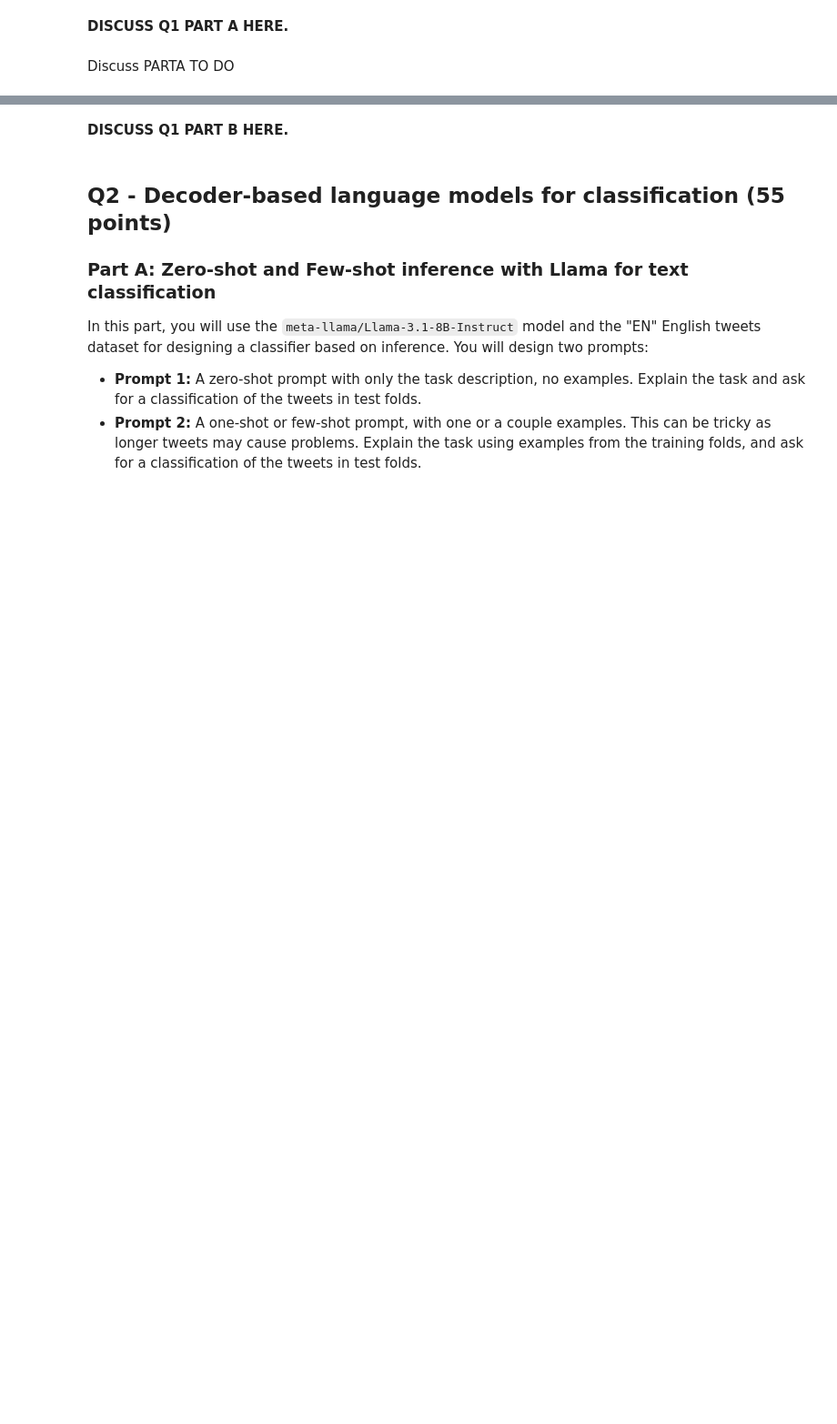
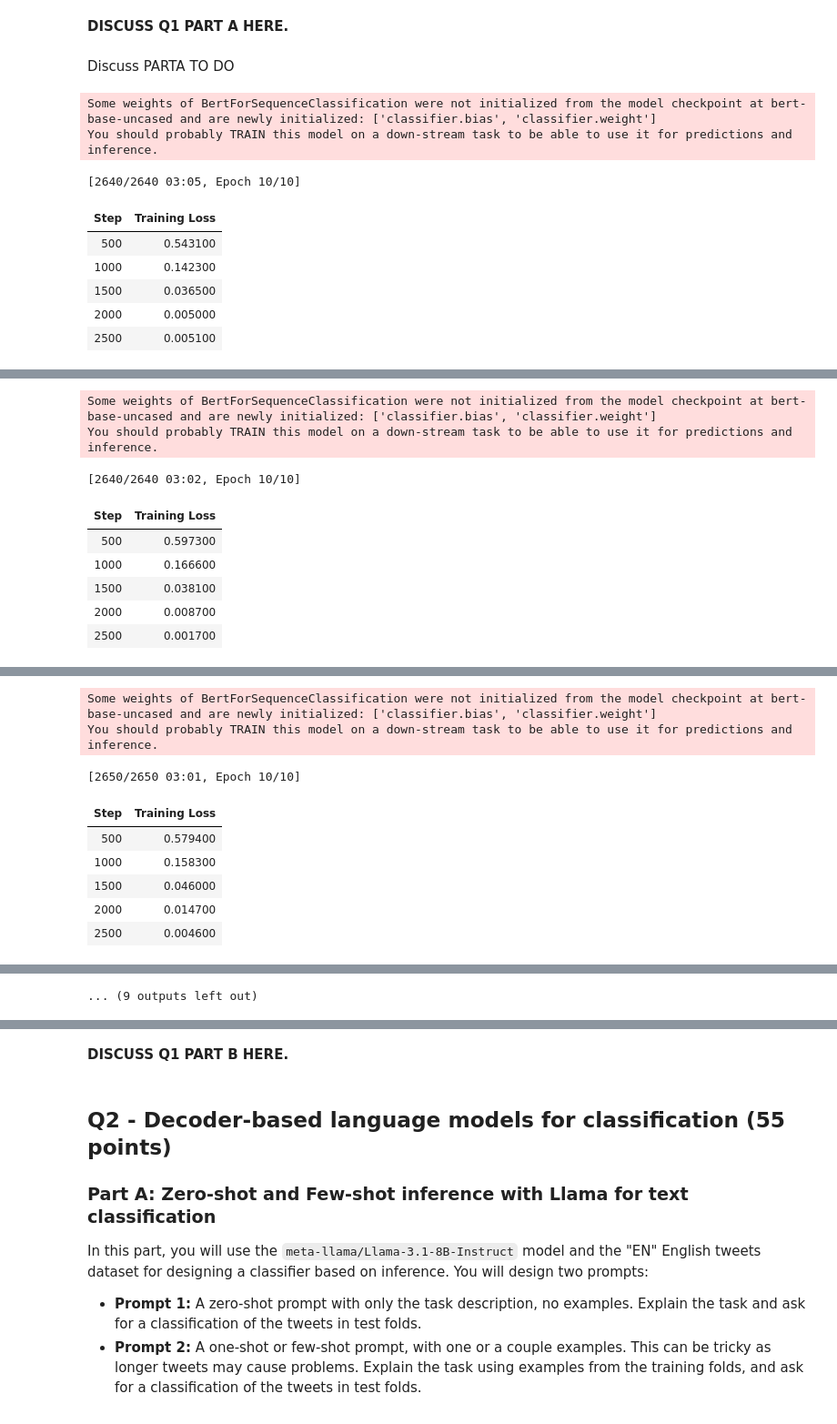
Before and after one commit to AlperenOvak/METU-CENG, a Jupyter notebook: CENG463/PA3/pa3_student_pack/e1234567_ceng463_pa3.ipynb, the cells around one changed output, grey strips where cells are left out. Shown at 91% size. Saved outputs shown, nothing was run; the diff lists cells and outputs as text; code cells hidden in the pictures; blank space fills up the shorter version.

```diff
--- a/CENG463/PA3/pa3_student_pack/e1234567_ceng463_pa3.ipynb
+++ b/CENG463/PA3/pa3_student_pack/e1234567_ceng463_pa3.ipynb
@@ -525,7 +614,24 @@ Discuss PARTA TO DO
 # IMPLEMENT Q1 PART B HERE.
 # YOU CAN ADD CELLS BELOW.
 # %%
-DATASET_CONFIG = {
-    "train_lang": "en",
-    "test_lang": "tr",
-}
+CONFIG["test_lang"] = "TR"
+CONFIG["pretrained"] = 0 # use raw
+CONFIG['split_idx'] = 0 #reset the index
+
+raw_metrics_TR_bilang = run_5fold_experiment(
+    datasets,
+    cfg=CONFIG
+)
+
+raw_avg_TR_bilang = average_metrics(raw_metrics_TR_bilang)
+raw_avg_TR_bilang
+# %% [output]
+Some weights of BertForSequenceClassification were not initialized from the model checkpoint at bert-base-uncased and are newly initialized: ['classifier.bias', 'classifier.weight']
+You should probably TRAIN this model on a down-stream task to be able to use it for predictions and inference.
+[2640/2640 03:05, Epoch 10/10]
+| Step | Training Loss |
+| 500 | 0.543100 |
+| 1000 | 0.142300 |
+| 1500 | 0.036500 |
+| 2000 | 0.005000 |
+| 2500 | 0.005100 |
@@ -531,0 +639,9 @@ DATASET_CONFIG = {
+Some weights of BertForSequenceClassification were not initialized from the model checkpoint at bert-base-uncased and are newly initialized: ['classifier.bias', 'classifier.weight']
+You should probably TRAIN this model on a down-stream task to be able to use it for predictions and inference.
+[2640/2640 03:02, Epoch 10/10]
+| Step | Training Loss |
+| 500 | 0.597300 |
+| 1000 | 0.166600 |
+| 1500 | 0.038100 |
+| 2000 | 0.008700 |
+| 2500 | 0.001700 |
@@ -531,0 +649,9 @@ DATASET_CONFIG = {
+Some weights of BertForSequenceClassification were not initialized from the model checkpoint at bert-base-uncased and are newly initialized: ['classifier.bias', 'classifier.weight']
+You should probably TRAIN this model on a down-stream task to be able to use it for predictions and inference.
+[2650/2650 03:01, Epoch 10/10]
+| Step | Training Loss |
+| 500 | 0.579400 |
+| 1000 | 0.158300 |
+| 1500 | 0.046000 |
+| 2000 | 0.014700 |
+| 2500 | 0.004600 |
@@ -531,0 +659 @@ DATASET_CONFIG = {
+... (9 outputs left out)
```
Also changed, not shown: parts of 25 cells of this notebook, 1 other file.
